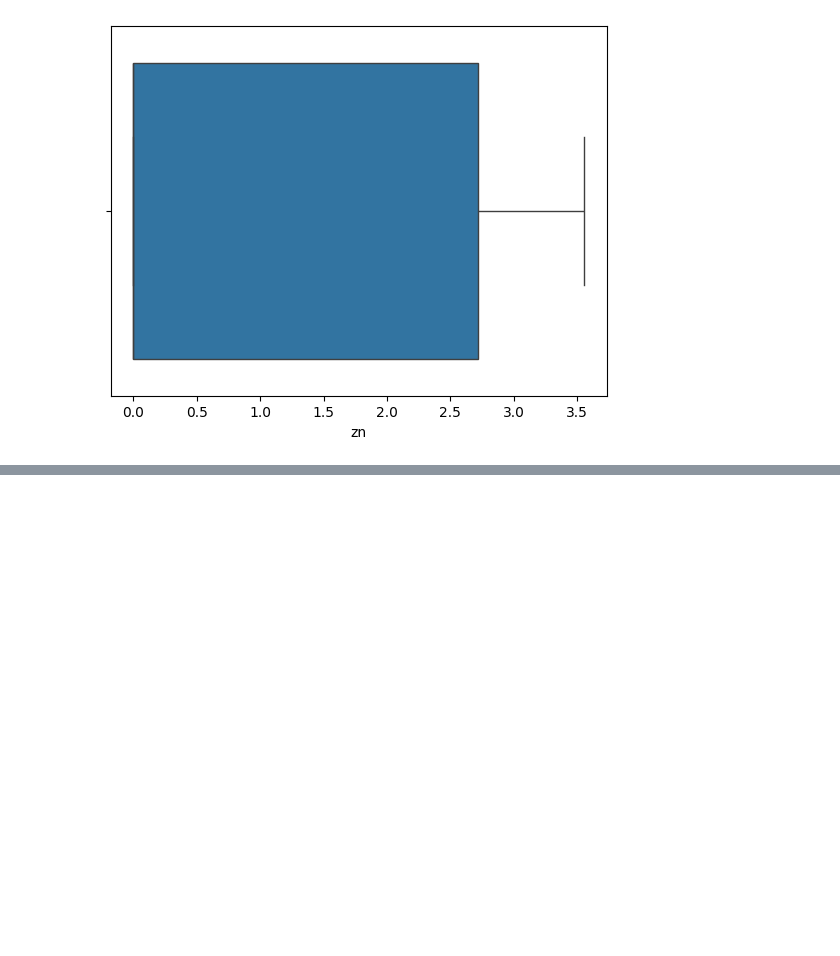
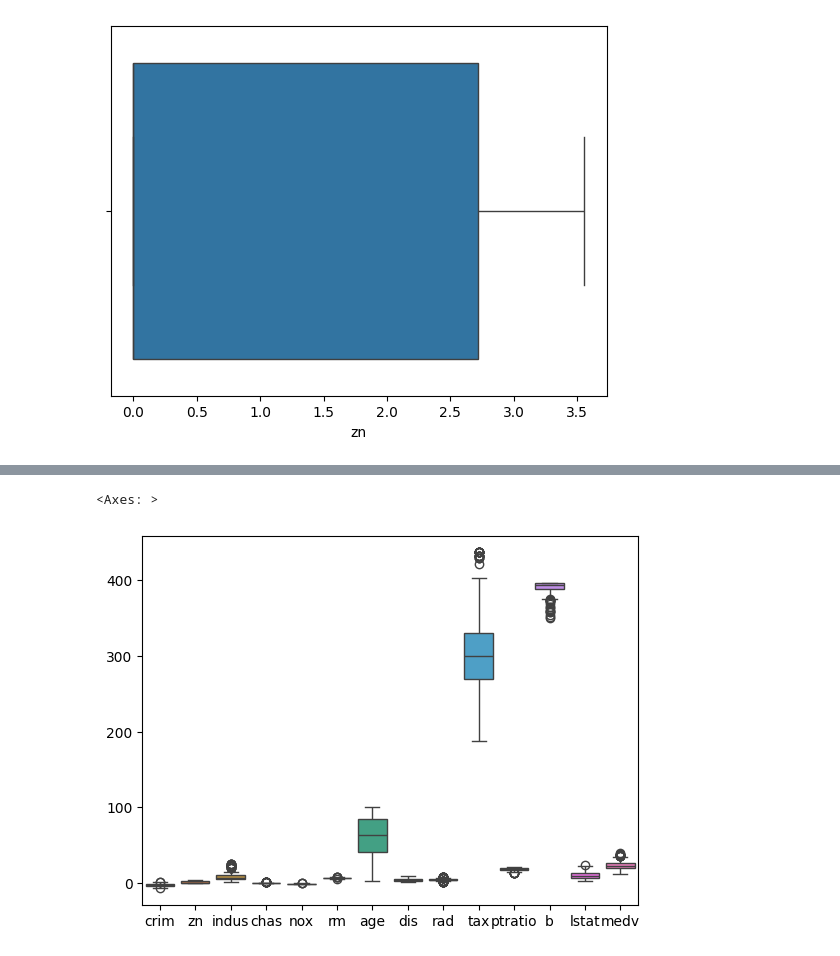
Before and after one commit to Advait0801/SPPU-COMP-2019-Assignments, a Jupyter notebook: Assignment8/Assignment8.ipynb, the cells around one changed output, grey strips where cells are left out. Drawn from its saved outputs; the diff is of its cells as text; code cells hidden in the pictures; blank space fills up the shorter version.

```diff
--- a/Assignment8/Assignment8.ipynb
+++ b/Assignment8/Assignment8.ipynb
@@ -190,0 +203,5 @@ sns.boxplot(data = ds, x = "zn")
+# %%
+sns.boxplot( data=ds )
+# %% [output]
+<Axes: >
+[figure, added]
```
Also changed, not shown: parts of 13 cells of this notebook, 7 other files.
